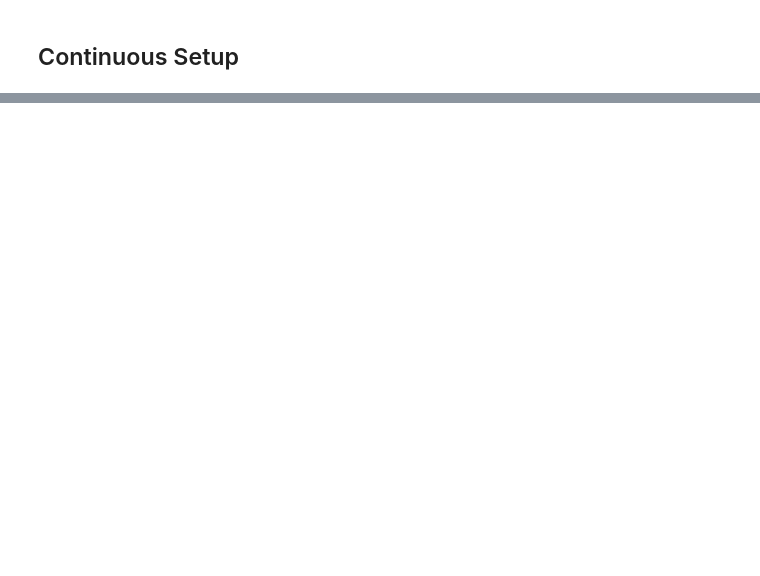
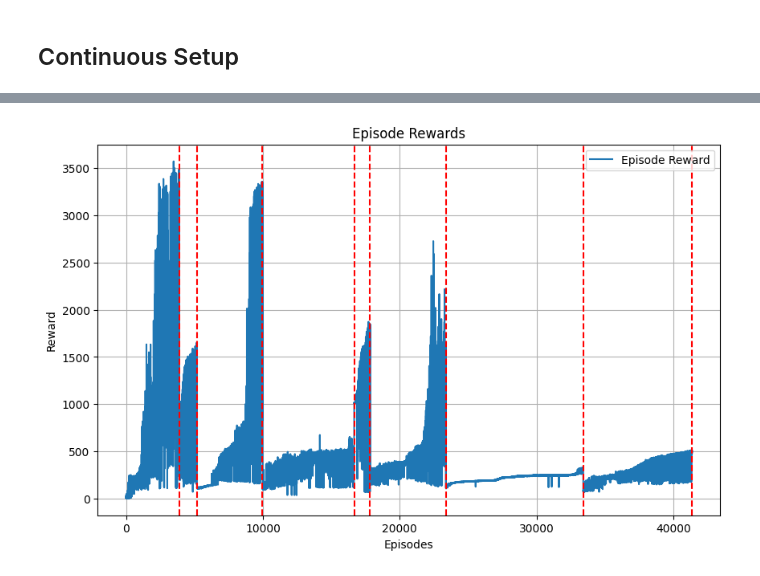
Before and after one commit to stkao05/rl-final, a Jupyter notebook: hopper.ipynb, the cells around one changed output, grey strips where cells are left out. Drawn from its saved outputs; the diff is of its cells as text; code cells hidden in the pictures; blank space fills up the shorter version.

Commit message:
add hopper

```diff
--- a/hopper.ipynb
+++ b/hopper.ipynb
@@ -149,0 +182,41 @@ for i in range(1000):
+# %%
+import torch
+
+class ActionPermuteWrapper(gym.Wrapper):
+    def __init__(self, env):
+        super().__init__(env)
+        self.action_size = 3
+        self.permutation = list(range(self.action_size))
+
+    def update_permutation(self):
+        while True:
+            new_permutation = torch.randperm(self.action_size).tolist()
+            if new_permutation != self.permutation:
+                self.permutation = new_permutation
+                print("new action permutation:", self.permutation)
+                break
+
+    def step(self, action):
+        action = torch.tensor(action)[self.permutation].tolist()
+        return self.env.step(action)
+
+    def reset(self, **kwargs):
+        return self.env.reset(**kwargs)
+
+
+log_file = "hopper"
+env_name = "Hopper-v5"
+env = gym.make(env_name)
+env = Monitor(env, filename=log_file)
+env = ActionPermuteWrapper(env)
+model = PPO("MlpPolicy", env=env, verbose=False, policy_kwargs={"net_arch": [32, 32]})
+episode_rewards = []
+epoch_end_idx = []
+
+for _ in tqdm(range(8)):
+    model.learn(total_timesteps=1000000)
+    log = pd.read_csv(f"{log_file}.monitor.csv", skiprows=1)  # Skip header comments
+    epoch_end_idx.append(len(log["r"]))
+    env.update_permutation()
+
+model.save("ppo.model")
@@ -149,0 +232,6 @@ for i in range(1000):
+# %%
+log = pd.read_csv(f"{log_file}.monitor.csv", skiprows=1)  # Skip header comments
+plot_reward(log["r"], epoch_end_idx)
+# plot_reward(log["r"])
+# %% [output]
+[figure, added]
```
Also changed, not shown: parts of 8 cells of this notebook.
